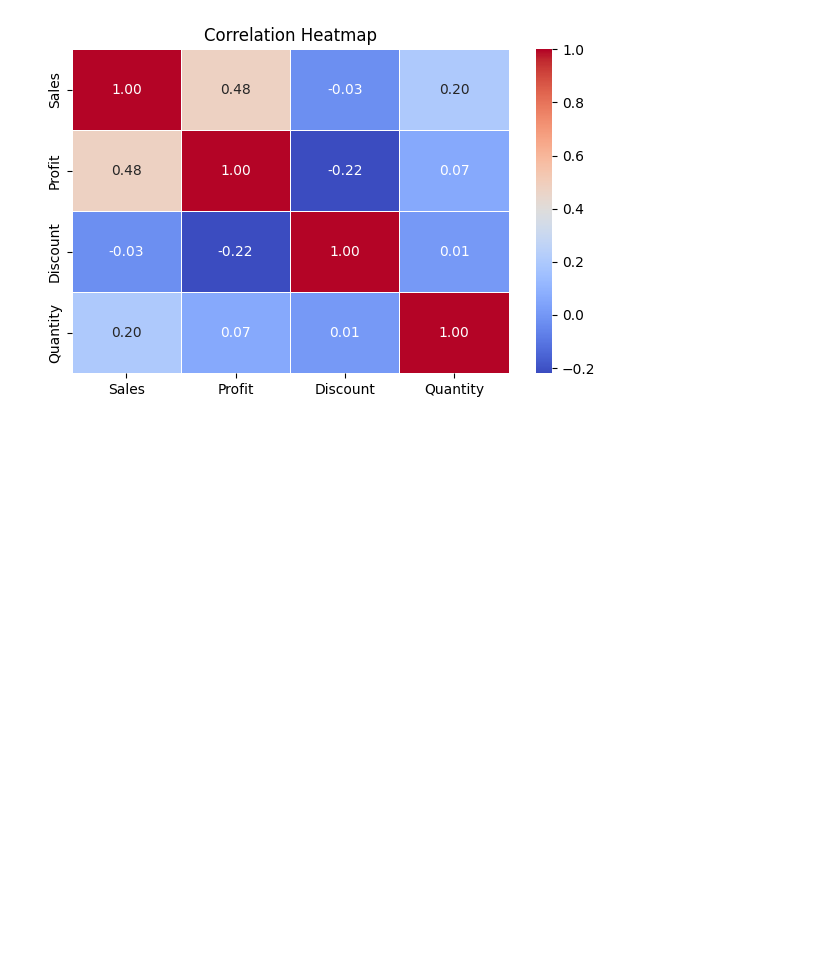
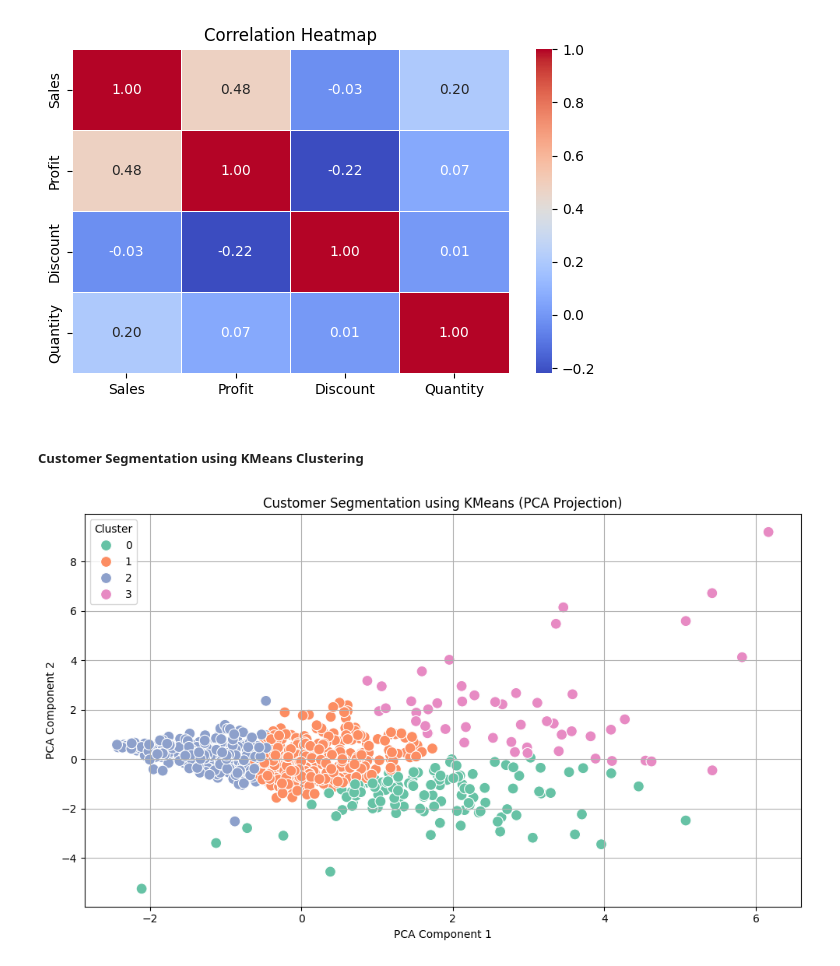
Before and after one commit to Seetharamanrs/SuperStore-sales-dashboard, a Jupyter notebook: Analysis/Analysis.ipynb, the cells around one changed output. Cells and saved outputs as stored; diff of their text form; code cells hidden in the pictures; blank space fills up the shorter version.

```diff
--- a/Analysis/Analysis.ipynb
+++ b/Analysis/Analysis.ipynb
@@ -233,3 +236,31 @@ plt.tight_layout()
 plt.show()
 # %% [output]
 [figure]
+# %% [markdown]
+##### Customer Segmentation using KMeans Clustering
+# %%
+# Grouping
+customer_df = df.groupby('Customer ID')[['Sales', 'Profit', 'Discount', 'Quantity']].sum()
+customer_df = customer_df.reset_index()
+# %%
+scaler = StandardScaler()
+scaled_data = scaler.fit_transform(customer_df[['Sales', 'Profit', 'Discount', 'Quantity']])
+# %%
+kmeans = KMeans(n_clusters=4, random_state=42)
+customer_df['Cluster'] = kmeans.fit_predict(scaled_data)
+# %%
+pca = PCA(n_components=2)
+pca_components = pca.fit_transform(scaled_data)
+customer_df['PCA1'] = pca_components[:, 0]
+customer_df['PCA2'] = pca_components[:, 1]
+# %%
+plt.figure(figsize=(10,6))
+sns.scatterplot(data=customer_df, x='PCA1', y='PCA2', hue='Cluster', palette='Set2', s=100).set(title="Customer Segmentation")
+plt.title("Customer Segmentation using KMeans (PCA Projection)")
+plt.xlabel("PCA Component 1")
+plt.ylabel("PCA Component 2")
+plt.grid(True)
+plt.tight_layout()
+plt.show()
+# %% [output]
+[figure, added]
```
Also changed, not shown: parts of 2 cells of this notebook.
